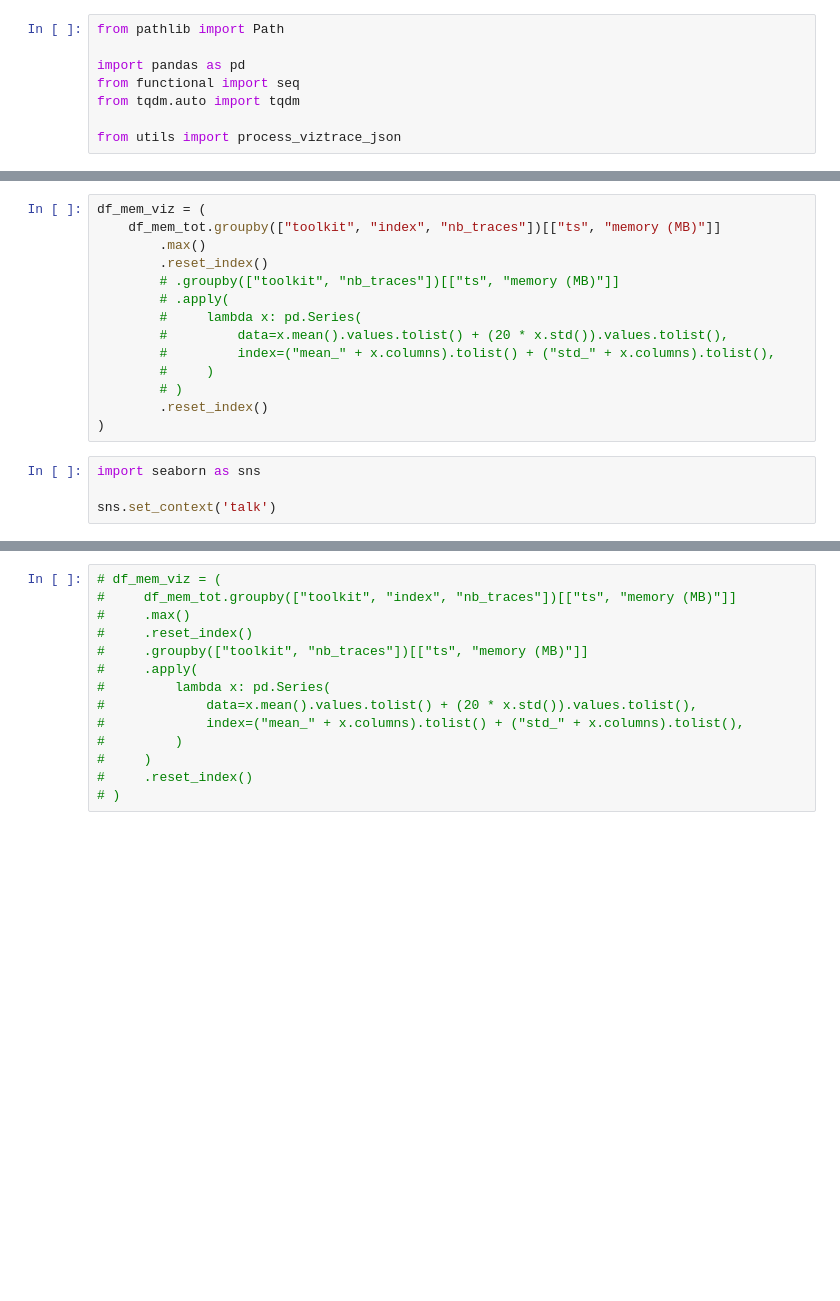
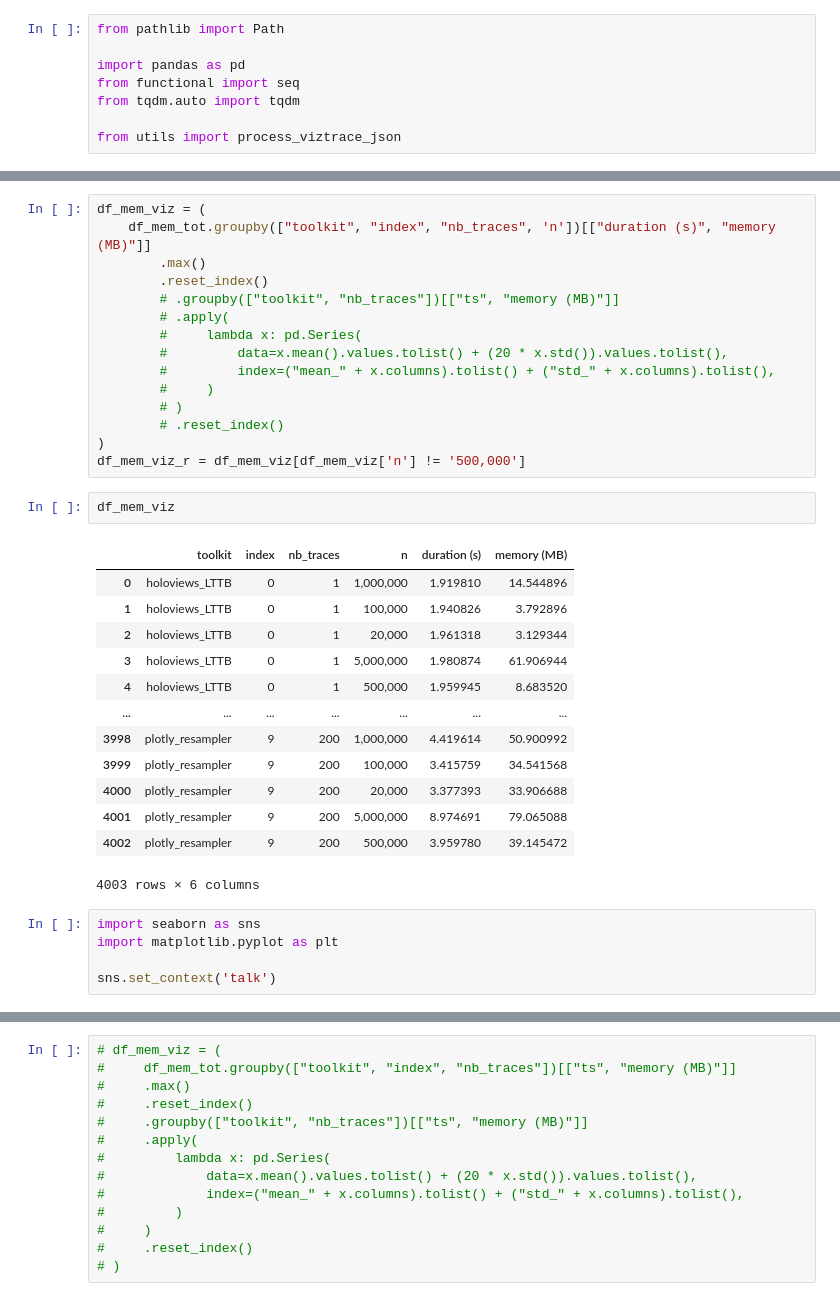
Before and after one commit to predict-idlab/plotly-resampler-benchmarks, a Jupyter notebook: code/benchmark_visualizations.ipynb, the cells around one changed output, grey strips where cells are left out. Drawn from its saved outputs; the diff is of its cells as text; blank space fills up the shorter version.

```diff
--- a/code/benchmark_visualizations.ipynb
+++ b/code/benchmark_visualizations.ipynb
@@ -41,6 +40,6 @@ df_mem_tot.head(3)
 # %%
 df_mem_viz = (
-    df_mem_tot.groupby(["toolkit", "index", "nb_traces"])[["ts", "memory (MB)"]]
+    df_mem_tot.groupby(["toolkit", "index", "nb_traces", 'n'])[["duration (s)", "memory (MB)"]]
         .max()
         .reset_index()
         # .groupby(["toolkit", "nb_traces"])[["ts", "memory (MB)"]]
@@ -50,10 +49,28 @@ df_mem_viz = (
         #         index=("mean_" + x.columns).tolist() + ("std_" + x.columns).tolist(),
         #     )
         # )
-        .reset_index()
+        # .reset_index()
 )
+df_mem_viz_r = df_mem_viz[df_mem_viz['n'] != '500,000']
+# %%
+df_mem_viz
+# %% [output]
+|  | toolkit | index | nb_traces | n | duration (s) | memory (MB) |
+| 0 | holoviews_LTTB | 0 | 1 | 1,000,000 | 1.919810 | 14.544896 |
+| 1 | holoviews_LTTB | 0 | 1 | 100,000 | 1.940826 | 3.792896 |
+| 2 | holoviews_LTTB | 0 | 1 | 20,000 | 1.961318 | 3.129344 |
+| 3 | holoviews_LTTB | 0 | 1 | 5,000,000 | 1.980874 | 61.906944 |
+| 4 | holoviews_LTTB | 0 | 1 | 500,000 | 1.959945 | 8.683520 |
+| ... | ... | ... | ... | ... | ... | ... |
+| 3998 | plotly_resampler | 9 | 200 | 1,000,000 | 4.419614 | 50.900992 |
+| 3999 | plotly_resampler | 9 | 200 | 100,000 | 3.415759 | 34.541568 |
+| 4000 | plotly_resampler | 9 | 200 | 20,000 | 3.377393 | 33.906688 |
+| 4001 | plotly_resampler | 9 | 200 | 5,000,000 | 8.974691 | 79.065088 |
+| 4002 | plotly_resampler | 9 | 200 | 500,000 | 3.959780 | 39.145472 |
+4003 rows × 6 columns
 # %%
 import seaborn as sns
+import matplotlib.pyplot as plt
 
 sns.set_context('talk')
 # %%
```
Also changed, not shown: parts of 10 cells of this notebook.
